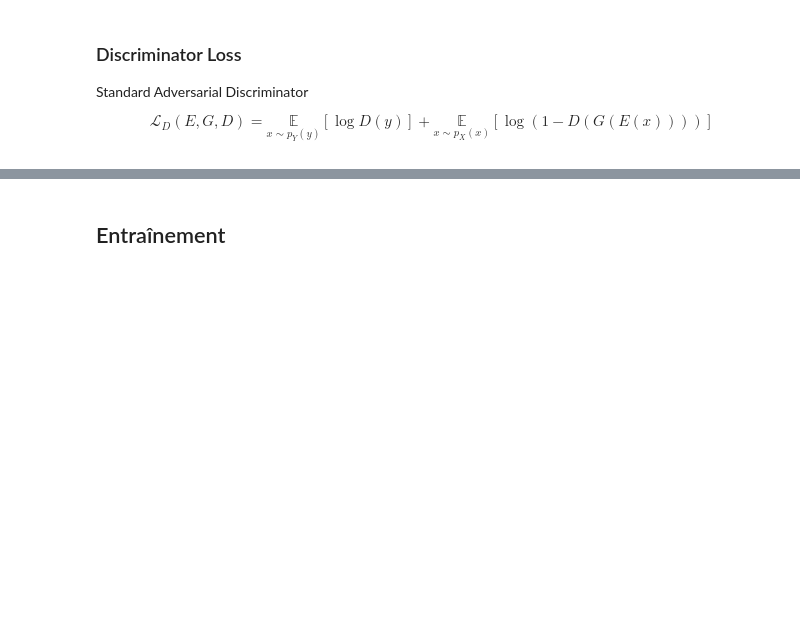
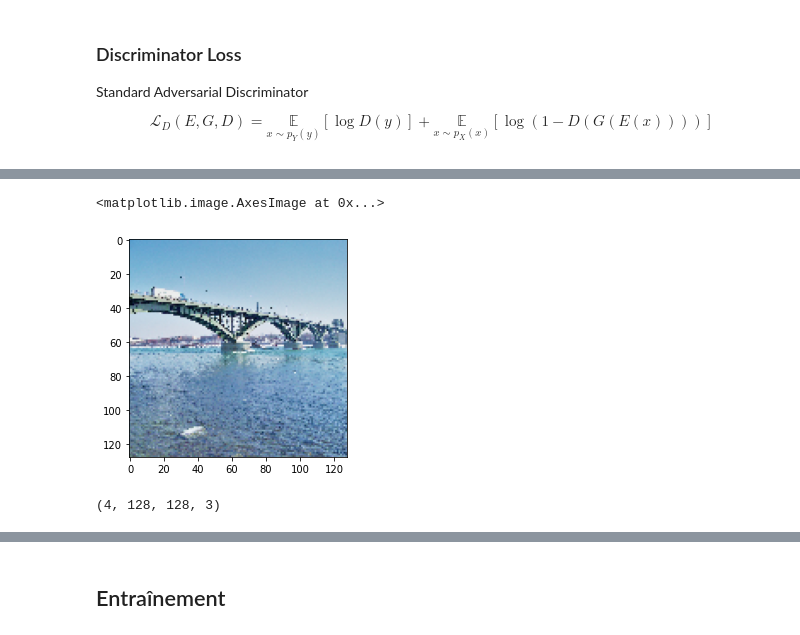
Before and after one commit to CsJ0oe/vision-style-transfer, a Jupyter notebook: notebooks/Unsupervised Transfer Style.ipynb, the cells around one changed output, grey strips where cells are left out. Cells and saved outputs as stored; diff of their text form; code cells hidden in the pictures; blank space fills up the shorter version.

```diff
--- a/notebooks/Unsupervised Transfer Style.ipynb
+++ b/notebooks/Unsupervised Transfer Style.ipynb
@@ -198,0 +237,14 @@ def network_loss():
+# %%
+content_images = []
+for filename in glob.glob('../dataset_content/*.jpg'):
+    image = np.array(Image.open(filename))
+    image = tf.image.convert_image_dtype(image, tf.float32)
+    image = tf.image.resize(image, [128, 128])
+    content_images.append(image)
+
+content_images = np.array(content_images)
+# %%
+plt.imshow(content_images[3])
+# %% [output]
+<matplotlib.image.AxesImage at 0x...>
+[figure, added]
@@ -198,0 +253,4 @@ def network_loss():
+# %%
+train[0].shape
+# %% [output]
+(4, 128, 128, 3)
```
Also changed, not shown: parts of 17 cells of this notebook.
